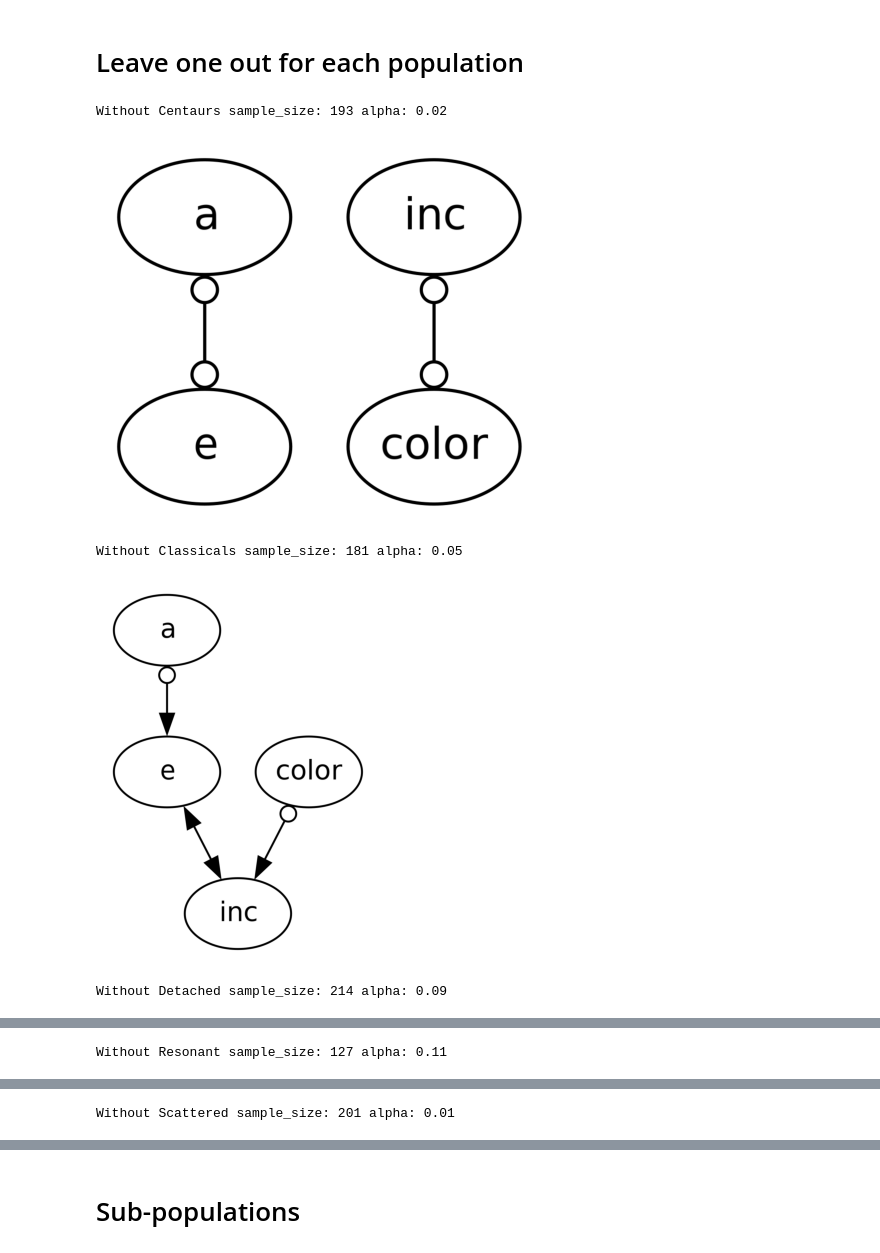
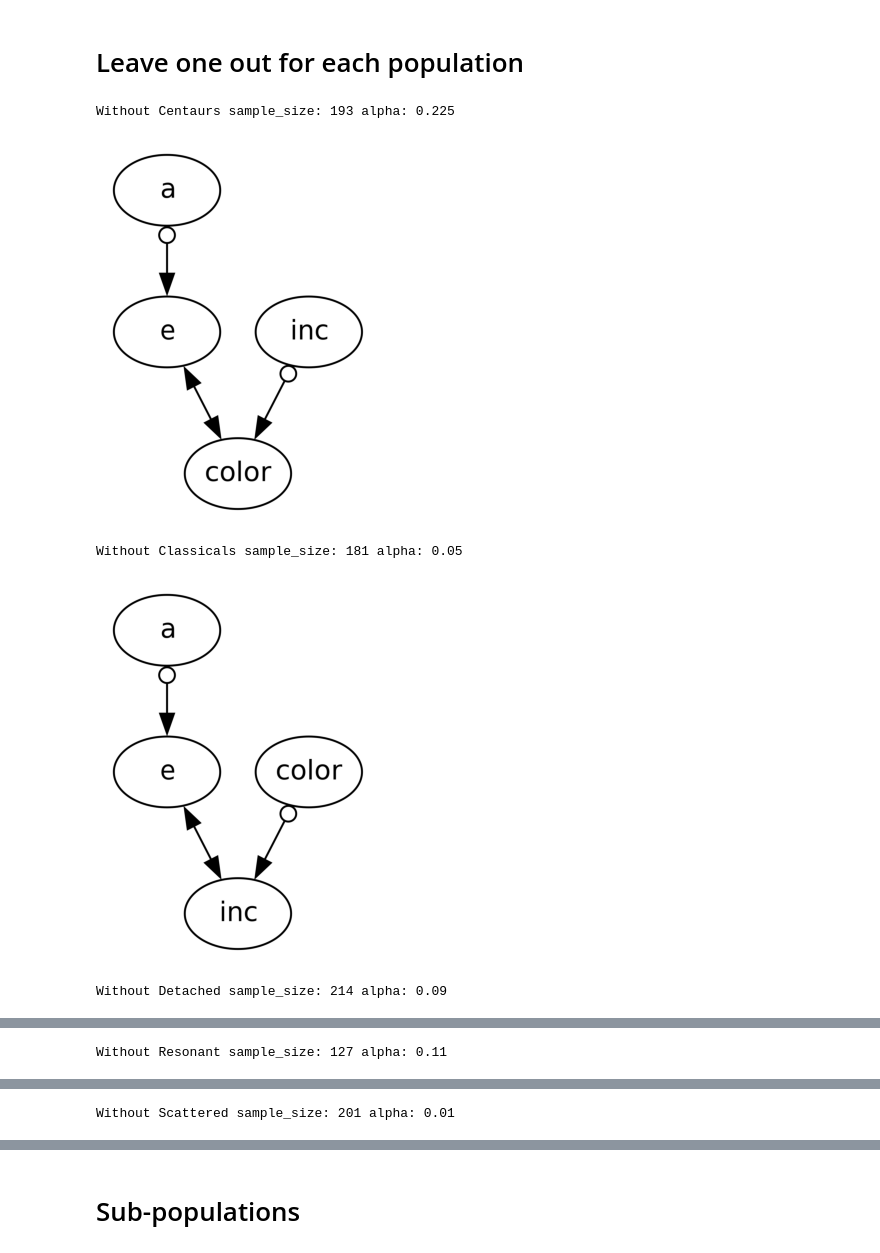
Before and after one commit to ZehaoJin/causalTNOs, a Jupyter notebook: TNO_paper_0324.ipynb, the cells around one changed output, grey strips where cells are left out. Cells and saved outputs as stored; diff of their text form; code cells hidden in the pictures.

```diff
--- a/TNO_paper_0324.ipynb
+++ b/TNO_paper_0324.ipynb
@@ -196,22 +196,26 @@ Orienting collider: X2 *-> X3 <-* X4
 # %% [markdown]
 # Leave one out for each population
 # %%
-alpha=[0.02,0.05,0.09,0.11,0.01]
+alpha=[0.225,0.05,0.09,0.11,0.01]
 for i,class2 in enumerate(classes):
     print('Without',class2,'sample_size:',len(df[df['class2']!=class2]),'alpha:',alpha[i])
     df_no_res = df[df['class2']!=class2][['a','e','inc','c']]
-    g, edges = fci(np.array(df_no_res),'fisherz',alpha=alpha[i],verbose=False,uc_rule=2)
+    #g, edges = fci(np.array(df_no_res),'fisherz',alpha=alpha[i],verbose=True,uc_rule=2)
+    if class2=='Centaurs':
+        g, edges = fci(np.array(df_no_res),'kci',polyd=2, kernelX='Polynomial', kernelY='Polynomial', kernelZ='Polynomial',alpha=alpha[i],verbose=False,uc_rule=2)
+    else:
+        g, edges = fci(np.array(df_no_res),'fisherz',alpha=alpha[i],verbose=False,uc_rule=2)
     pyd=causallearn_to_pydot(g,render_latex=False,dpi=500,latex_fontsize=70,labels_list=labels_list)
 
     tmp_png = pyd.create_png(f="png")
     fp = io.BytesIO(tmp_png)
     img = mpimg.imread(fp, format='png')
     plt.axis('off')
     plt.imshow(img)
     plt.show()
 # %% [output]
-Without Centaurs sample_size: 193 alpha: 0.02
+Without Centaurs sample_size: 193 alpha: 0.225
-[figure, old version]
+[figure, new version]
 Without Classicals sample_size: 181 alpha: 0.05
 [figure]
 Without Detached sample_size: 214 alpha: 0.09
```
